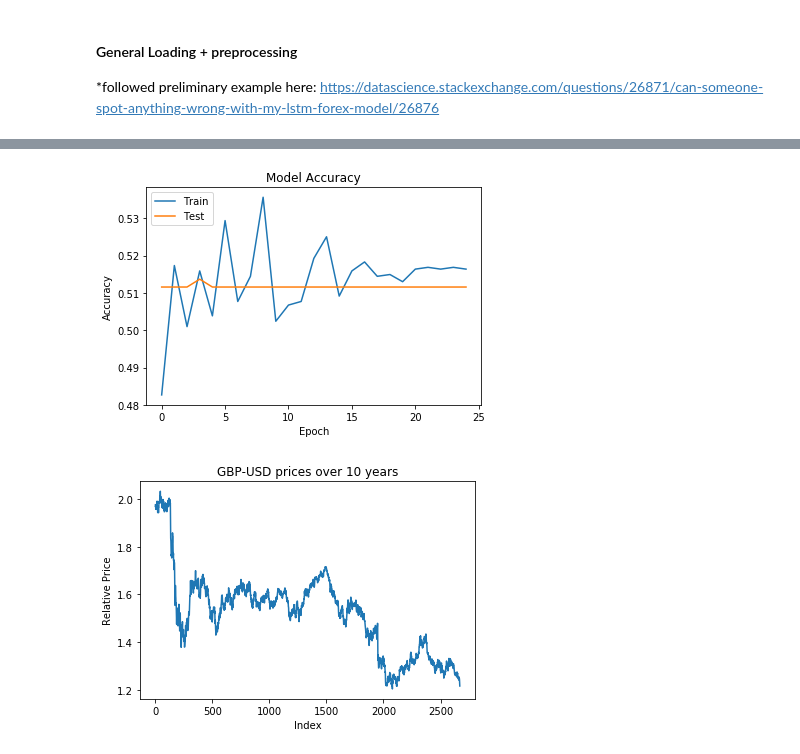
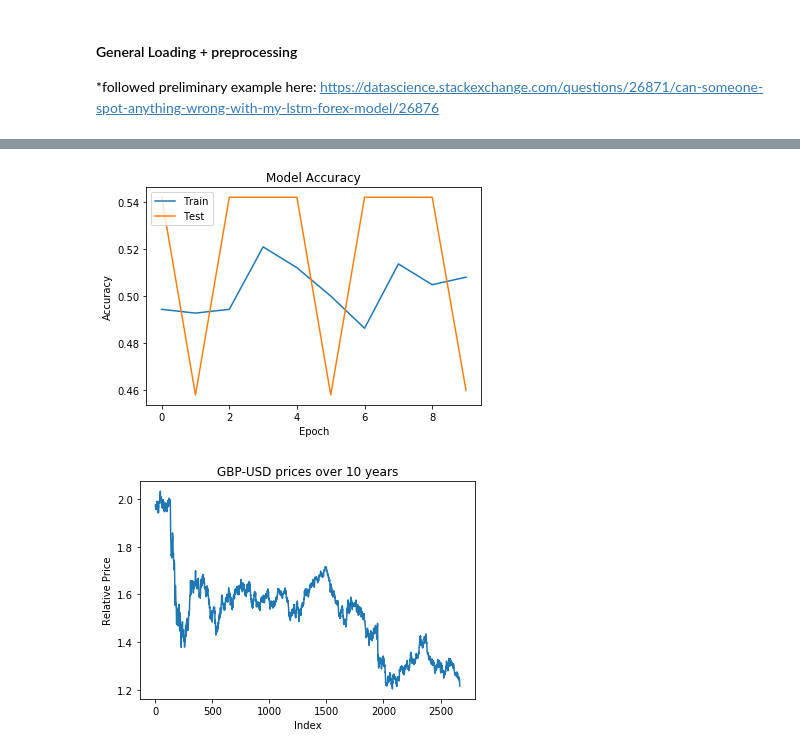
Before and after one commit to ramanvilkhu/deepFX, a Jupyter notebook: fx_technical.ipynb, the cells around one changed output, grey strips where cells are left out. Drawn from its saved outputs; the diff is of its cells as text; code cells hidden in the pictures.

```diff
--- a/fx_technical.ipynb
+++ b/fx_technical.ipynb
@@ -21,13 +24,13 @@ end_date = '2019-08-01'
 datacorr = {}
 
 ##1 - euro/gbp
-datacorr['eurgbp'] = yf.download('EURGBP=X',start_date,end_date2)
+datacorr['eurgbp'] = yf.download('EURGBP=X',start_date,end_date)
 
 ##2 - FTSE 100
 datacorr['ftse'] = yf.download('^FTSE',start_date,end_date)
 
 ##3 - VIX (volatility index)
-datacorr['vix'] = yf.download('^VIX',start_date,end_date)
+#datacorr['vix'] = yf.download('^VIX',start_date,end_date)
 
 ##4 - euro/usd
 datacorr['eurusd'] = yf.download('EURUSD=X',start_date,end_date)
@@ -42,12 +45,19 @@ datacorr['ixic'] = yf.download('^IXIC',start_date,end_date)
 datacorr['n225'] = yf.download('^N225',start_date,end_date)
 
 ##8 - usd/jpy
-datacorr['usdjpy'] = yf.download('USDJPY=X',start_date,end_date)
+#datacorr['usdjpy'] = yf.download('USDJPY=X',start_date,end_date)
 
 ##9 - gbp/jpy
 datacorr['gbpjpy'] = yf.download('GBPJPY=X',start_date,end_date)
 
+##10 - usd/cny
 datacorr['usdcny'] = yf.download('USDCNY=X',start_date,end_date)
+
+##11 - gbp/cny
+datacorr['gbpcny'] = yf.download('GBPCNY=X',start_date,end_date)
+
+##12 - TNX (Treasury Yield 10 Years)
+datacorr['tnx'] = yf.download('^TNX',start_date,end_date)
 # %% [output]
 [*********************100%***********************]  1 of 1 completed
 [*********************100%***********************]  1 of 1 completed
@@ -61,0 +108,6 @@ datacorr['usdcny'] = yf.download('USDCNY=X',start_date,end_date)
+# %%
+#Get technical indicators on main price
+
+##Load main data
+data = yf.download('GBPUSD=X',start_date,end_date)
+data = get_technical_indicators(data)
@@ -98,6 +268,7 @@ print(len(y))
 # %%
 #Split data!
 train_split = 0.8
+train_split = 0.7
 total_count = x.shape[0]
 train_cut = int(total_count* train_split)
 
@@ -109,22 +297,27 @@ y_test = y[train_cut :]
 #Train model!
 
 ### Constants
-num_time_steps = 60   # Num of steps in batch (also used for prediction steps into the future)
+num_time_steps = 30   # Num of steps in batch (also used for prediction steps into the future)
+num_time_steps = 20   # Num of steps in batch (also used for prediction steps into the future)
 num_features = num_features   # Number of features
-num_neurons = 97
+num_neurons = 128
 num_outputs = 1 # Just one output (True/False), predicted time series
 learning_rate = 0.0001 # learning rate, 0.0001 default, but you can play with this
-nb_epochs = 15 # how many iterations to go through (training steps), you can play with this
-batch_size = 25
+learning_rate = 0.0003 # learning rate, 0.0001 default, but you can play with this
+nb_epochs = 14 # how many iterations to go through (training steps), you can play with this
+batch_size = 20
+batch_size = 100
 
 model = Sequential()
 stacked = False
 stacked = True
 if stacked == True:
-    model.add(LSTM(num_neurons, return_sequences=True, input_shape=(num_time_steps,num_features), activation='relu', dropout=0.5))
-    model.add(LSTM(num_neurons, activation='relu', dropout=0.5))
+    #model.add(LSTM(num_neurons, return_sequences=True, input_shape=(num_time_steps,num_features), activation='relu', dropout=0.3))
+    model.add(LSTM(num_neurons, return_sequences=True, input_shape=(num_time_steps,num_features), activation='tanh', dropout=0.5))
+    #model.add(LSTM(num_neurons, activation='relu', dropout=0.3))
+    model.add(LSTM(num_neurons, activation='tanh', dropout=0.5))
 else:
-    model.add(LSTM(num_neurons, input_shape=(num_time_steps,num_features), activation='relu', dropout=0.5))
+    model.add(LSTM(num_neurons, input_shape=(num_time_steps,num_features), activation='relu', dropout=0.3))
 
 #model.add(Flatten())
 model.add(Dense(units=num_outputs, activation='sigmoid'))
@@ -184,13 +377,13 @@ Train accuracy:  0.5163776278495789
 # %%
-plt.plot(history.history['accuracy'][:25])
-plt.plot(history.history['val_accuracy'][:25])
+plt.plot(history.history['accuracy'])
+plt.plot(history.history['val_accuracy'])
 plt.title('Model Accuracy')
 plt.ylabel('Accuracy')
 plt.xlabel('Epoch')
 plt.legend(['Train', 'Test'], loc='upper left')
 plt.show()
 # %% [output]
-[figure, old version]
+[figure, new version]
 # %%
 plt.plot(data['Close'].values)
 plt.xlabel('Index')
```
Also changed, not shown: parts of 13 cells of this notebook, 4 other files.
